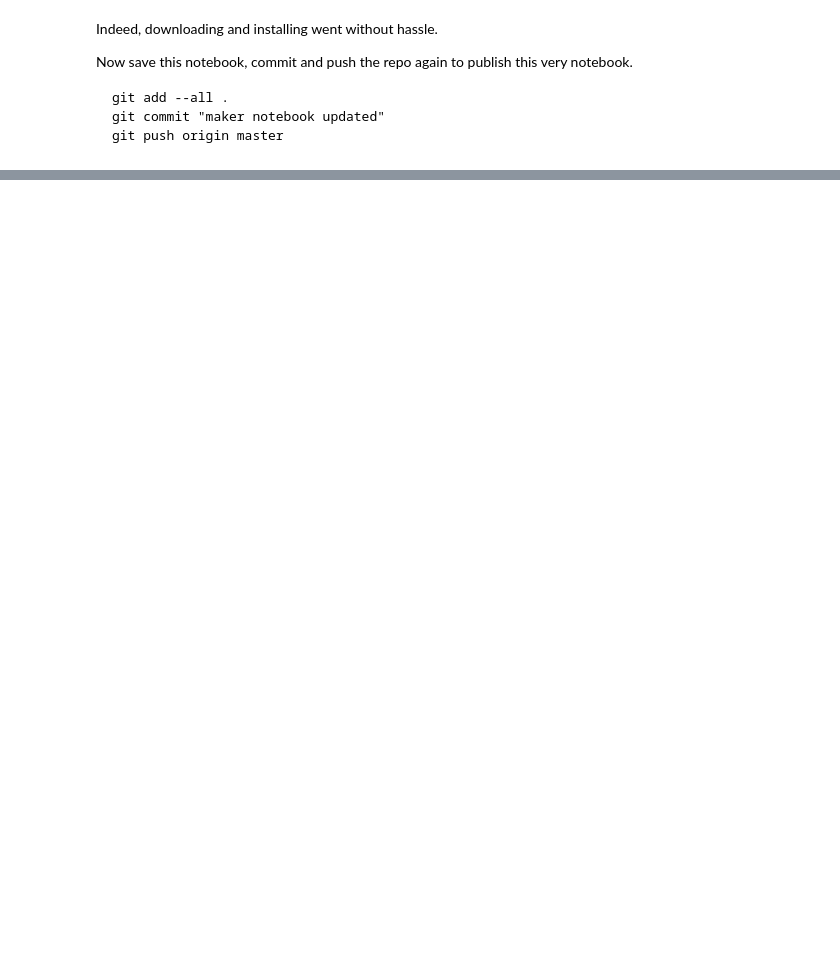
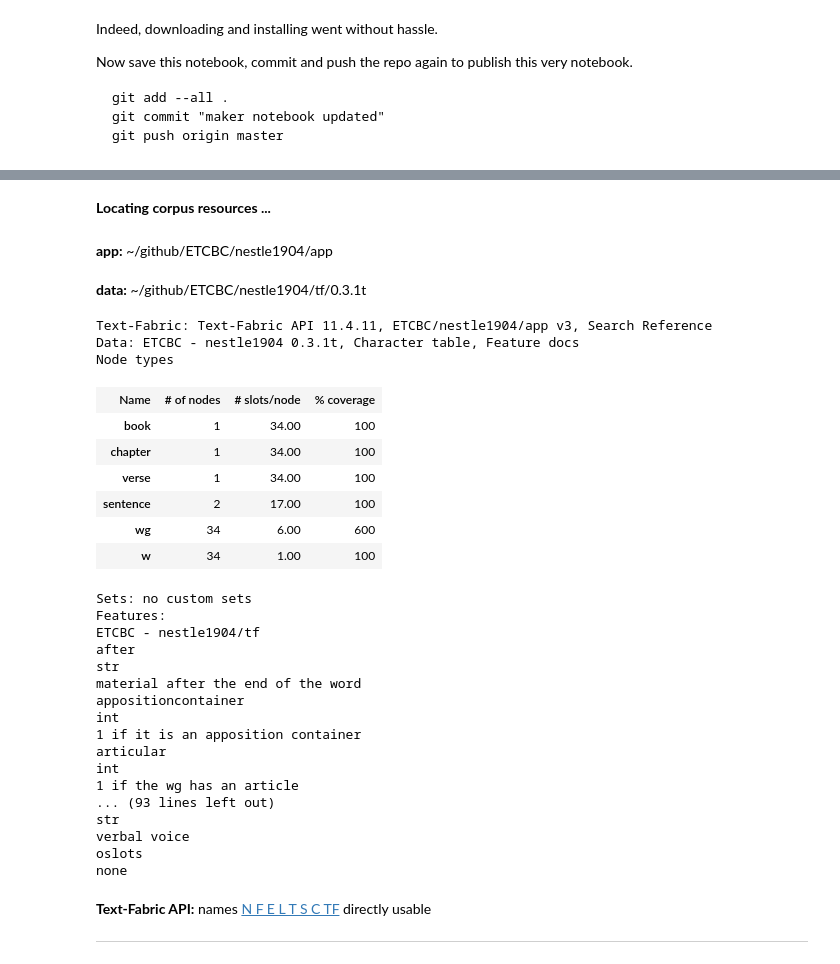
Before and after one commit to ETCBC/nestle1904, a Jupyter notebook: programs/tfFromLowfat.ipynb, the cells around one changed output, grey strips where cells are left out. Saved outputs shown, nothing was run; the diff lists cells and outputs as text; code cells hidden in the pictures; blank space fills up the shorter version.

```diff
--- a/programs/tfFromLowfat.ipynb
+++ b/programs/tfFromLowfat.ipynb
@@ -376,0 +425,34 @@ git push origin master
+# %%
+A = use("ETCBC/nestle1904:clone", checkout="clone", hoist=globals())
+# %% [output]
+**Locating corpus resources ...**
+app: ~/github/ETCBC/nestle1904/app
+data: ~/github/ETCBC/nestle1904/tf/0.3.1t
+Text-Fabric: Text-Fabric API 11.4.11, ETCBC/nestle1904/app v3, Search Reference
+Data: ETCBC - nestle1904 0.3.1t, Character table, Feature docs
+Node types
+| Name | # of nodes | # slots/node | % coverage |
+| book | 1 | 34.00 | 100 |
+| chapter | 1 | 34.00 | 100 |
+| verse | 1 | 34.00 | 100 |
+| sentence | 2 | 17.00 | 100 |
+| wg | 34 | 6.00 | 600 |
+| w | 34 | 1.00 | 100 |
+Sets: no custom sets
+Features:
+ETCBC - nestle1904/tf
+after
+str
+material after the end of the word
+appositioncontainer
+int
+1 if it is an apposition container
+articular
+int
+1 if the wg has an article
+... (93 lines left out)
+str
+verbal voice
+oslots
+none
+Text-Fabric API: names N F E L T S C TF directly usable
```
Also changed, not shown: parts of 11 cells of this notebook, 40 other files.
